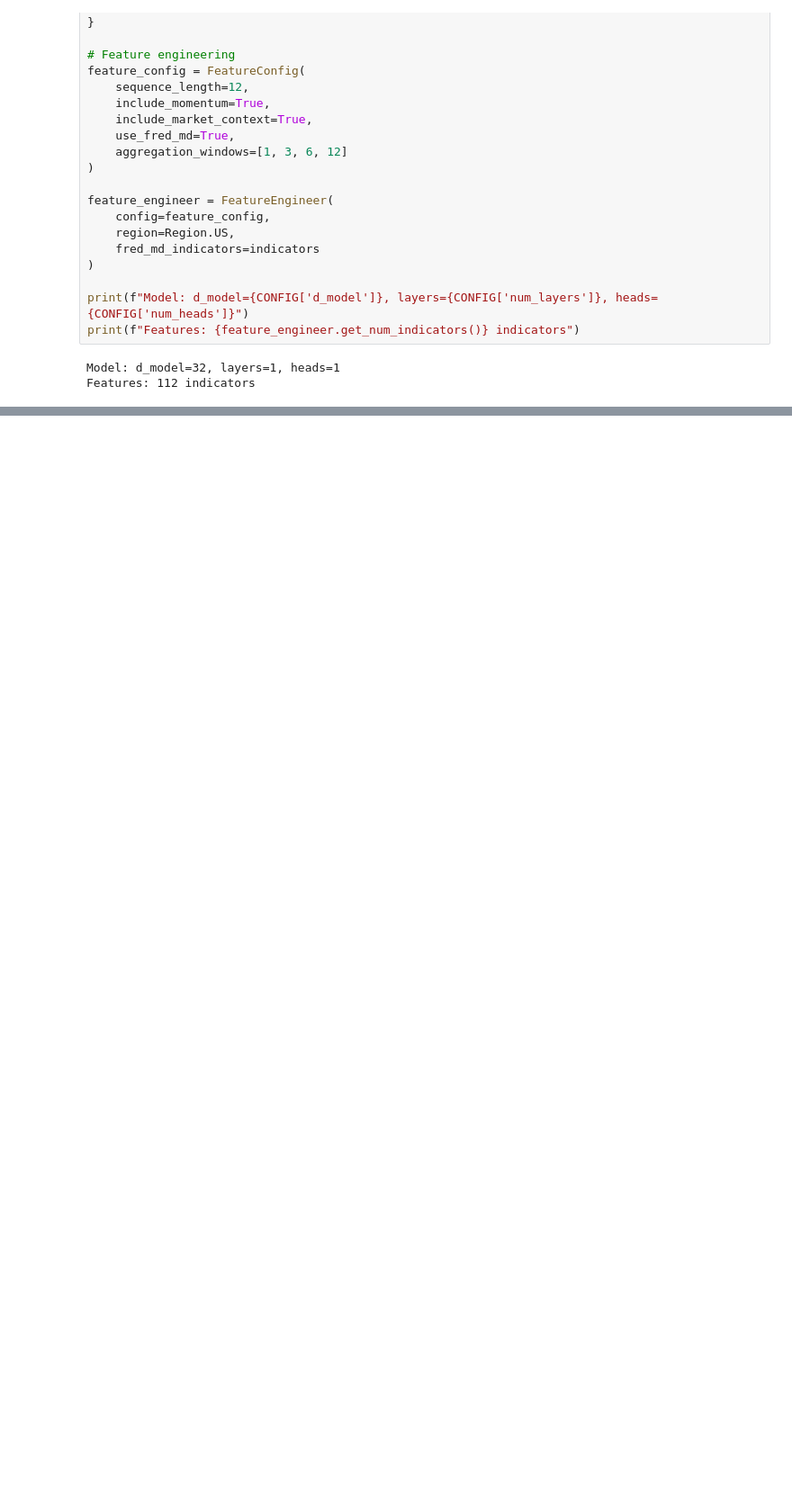
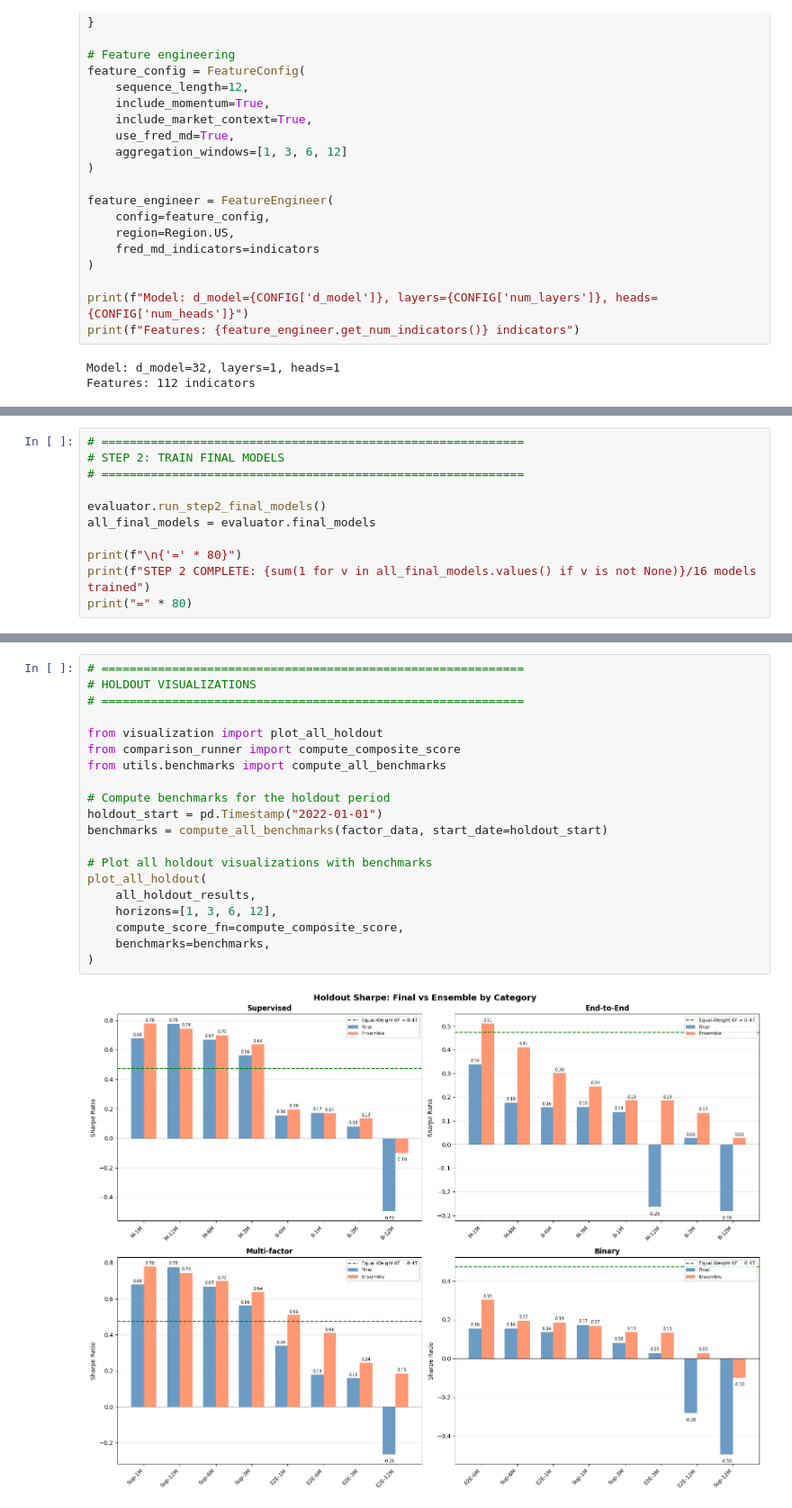
Before and after one commit to Mathis-Royer/Finance-Quant-thinking, a Jupyter notebook: Strategies/factor_allocation_strategy_macro/notebooks/factor_allocation_demo.ipynb, the cells around one changed output, grey strips where cells are left out. Shown at 90% size. Saved outputs shown, nothing was run; the diff lists cells and outputs as text; blank space fills up the shorter version.

```diff
--- a/Strategies/factor_allocation_strategy_macro/notebooks/factor_allocation_demo.ipynb
+++ b/Strategies/factor_allocation_strategy_macro/notebooks/factor_allocation_demo.ipynb
@@ -254,0 +461,11 @@ E2E        Multi        6M            +0.6722    +0.1939    -0.1099          -
+# %%
+# ============================================================
+# STEP 2: TRAIN FINAL MODELS
+# ============================================================
+
+evaluator.run_step2_final_models()
+all_final_models = evaluator.final_models
+
+print(f"\n{'=' * 80}")
+print(f"STEP 2 COMPLETE: {sum(1 for v in all_final_models.values() if v is not None)}/16 models trained")
+print("=" * 80)
@@ -254,0 +551,22 @@ E2E        Multi        6M            +0.6722    +0.1939    -0.1099          -
+# %%
+# ============================================================
+# HOLDOUT VISUALIZATIONS
+# ============================================================
+
+from visualization import plot_all_holdout
+from comparison_runner import compute_composite_score
+from utils.benchmarks import compute_all_benchmarks
+
+# Compute benchmarks for the holdout period
+holdout_start = pd.Timestamp("2022-01-01")
+benchmarks = compute_all_benchmarks(factor_data, start_date=holdout_start)
+
+# Plot all holdout visualizations with benchmarks
+plot_all_holdout(
+    all_holdout_results,
+    horizons=[1, 3, 6, 12],
+    compute_score_fn=compute_composite_score,
+    benchmarks=benchmarks,
+)
+# %% [output]
+[figure, added]
```
Also changed, not shown: parts of 16 cells of this notebook, 19 other files.
